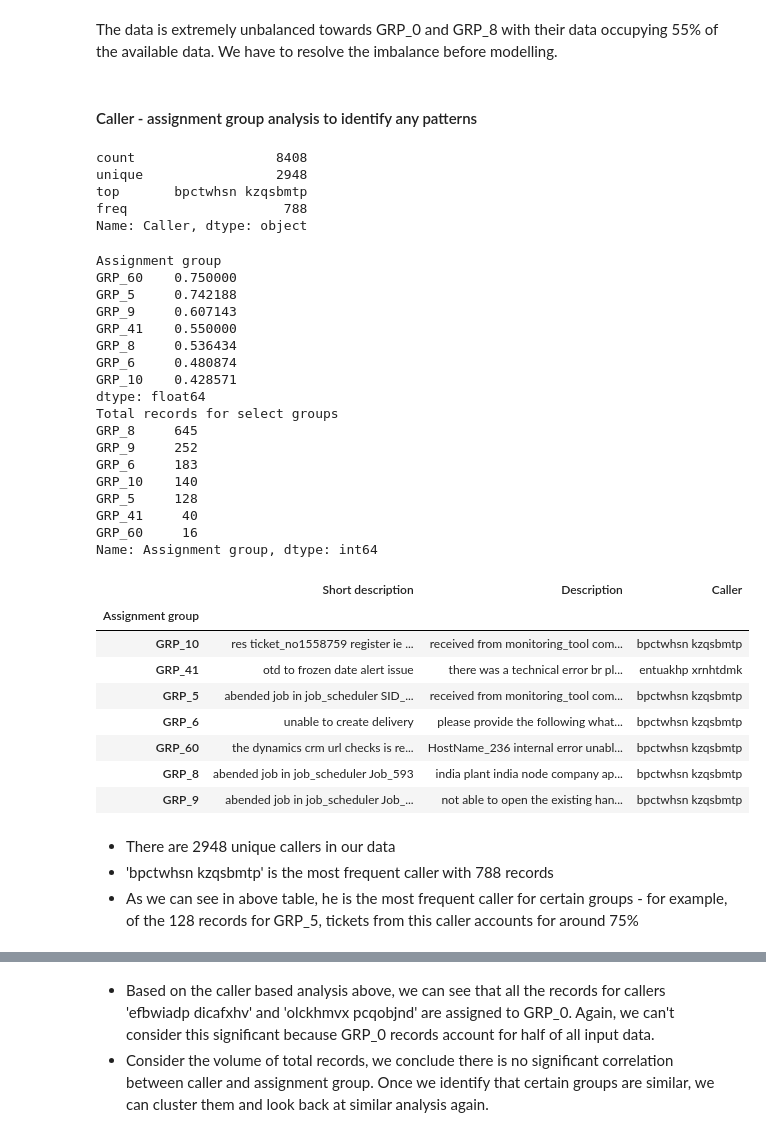
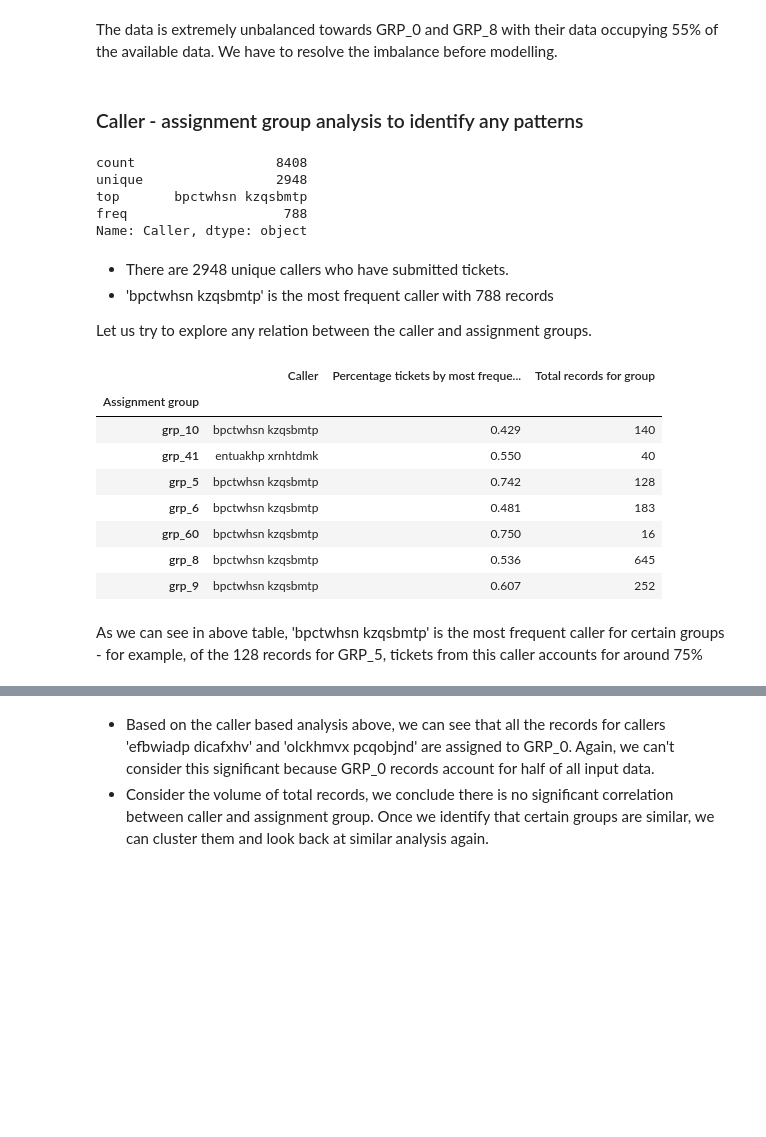
Before and after one commit to arvind2047/gl_capstone, a Jupyter notebook: GL_AIML_Capstone_Sep2020.ipynb, the cells around one changed output, grey strips where cells are left out. Drawn from its saved outputs; the diff is of its cells as text; code cells hidden in the pictures; blank space fills up the shorter version.

```diff
--- a/GL_AIML_Capstone_Sep2020.ipynb
+++ b/GL_AIML_Capstone_Sep2020.ipynb
@@ -43,9 +46,8 @@ Successfully installed contextvars-2.4 googletrans-3.0.0 h11-0.9.0 h2-3.2.0 hpac
 # %%
-# Importing libraries
-
 # Basic python computation and visualization
 import numpy as np
 import pandas as pd
+pd.set_option('display.max_colwidth', None)
 import matplotlib.pyplot as plt
 import seaborn as sns
 import scipy
@@ -61,7 +63,7 @@ from keras.preprocessing.sequence import pad_sequences
 from keras.layers import Input, Dense, Dropout, Embedding, LSTM, Flatten
 from keras.models import Model
 from keras.utils import to_categorical
-from keras.callbacks import ModelCheckpoint
+from keras.callbacks import ModelCheckpoint, EarlyStopping
 import io
 import tensorflow as tf
 import tensorflow_datasets as tfds
@@ -71,9 +73,13 @@ from tensorboard.plugins import projector
 from sklearn.model_selection import train_test_split
 from sklearn.metrics import accuracy_score
 from sklearn.metrics import classification_report, confusion_matrix, accuracy_score
+from sklearn.preprocessing import LabelEncoder
 from sklearn.linear_model import LogisticRegression
+from sklearn.neighbors import KNeighborsClassifier
 from sklearn.feature_selection import chi2
 from sklearn.cluster import AgglomerativeClustering
+from sklearn.ensemble import RandomForestClassifier
+from sklearn import metrics
 from scipy.cluster.hierarchy import cophenet, dendrogram, linkage
 from scipy.spatial.distance import pdist
 import pickle
@@ -87,11 +93,15 @@ from nltk.corpus import stopwords
 nltk.download('stopwords')
 nltk.download('wordnet')
 nltk.download('punkt')
+nltk.download('averaged_perceptron_tagger')
+from nltk.corpus import wordnet
 from nltk.tokenize import word_tokenize
 from nltk.tokenize import RegexpTokenizer
 from nltk.stem import WordNetLemmatizer
 from nltk import FreqDist
+from nltk import pos_tag
 from string import punctuation
+from wordcloud import WordCloud
 import googletrans
 from googletrans import Translator
 from collections import Counter
@@ -99,6 +109,7 @@ from gensim.test.utils import datapath, get_tmpfile
 from gensim.models import KeyedVectors
 from gensim.scripts.glove2word2vec import glove2word2vec
 from sklearn.feature_extraction.text import TfidfVectorizer, CountVectorizer
+import contractions
 
 # General purpose
 import os
@@ -199,4 +220,4 @@ Removing 83 duplicate rows
 (8408, 4)
 # %%
 # Converting to lowercase
-incidents.apply(lambda x: x.astype(str).str.lower())
+incidents = incidents.apply(lambda x: x.astype(str).str.lower())
@@ -246,7 +255,7 @@ plt.show()
 # %% [markdown]
 The data is extremely unbalanced towards GRP_0 and GRP_8 with their data occupying 55% of the available data. We have to resolve the imbalance before modelling.
 # %% [markdown]
-#### Caller - assignment group analysis to identify any patterns
+### Caller - assignment group analysis to identify any patterns
 # %%
 incidents['Caller'].describe()
 # %% [output]
@@ -255,47 +264,31 @@ unique                 2948
 top       bpctwhsn kzqsbmtp
 freq                    788
 Name: Caller, dtype: object
+# %% [markdown]
+*   There are 2948 unique callers who have submitted tickets.
+*   'bpctwhsn kzqsbmtp' is the most frequent caller with 788 records
+
+Let us try to explore any relation between the caller and assignment groups.
 # %%
 incidents_freqgrp = incidents[incidents['Assignment group'].isin(list(incidents['Assignment group'].value_counts()[incidents['Assignment group'].value_counts()>10].index))]
 freq_grp = (np.max(pd.crosstab(incidents_freqgrp['Caller'],incidents_freqgrp['Assignment group'])) /
             np.sum(pd.crosstab(incidents_freqgrp['Caller'],incidents_freqgrp['Assignment group']))).sort_values(ascending=False)
-print(freq_grp[freq_grp>0.4])
-freq_grp = freq_grp>0.4
-print('Total records for select groups')
-print(incidents[incidents['Assignment group'].isin(list(freq_grp[freq_grp].index))]['Assignment group'].value_counts())
-incidents_freqgrp[incidents_freqgrp['Assignment group'].isin(list(freq_grp[freq_grp].index))].groupby(by='Assignment group').agg(lambda x:x.value_counts().index[0])
+grp_df = incidents_freqgrp[incidents_freqgrp['Assignment group'].isin(list(freq_grp[freq_grp>0.4].index))].groupby(by='Assignment group').agg(lambda x:x.value_counts().index[0])
+grp_df.loc[freq_grp[freq_grp>0.4].index,'Percentage tickets by most frequent caller'] = freq_grp[freq_grp>0.4].round(3).values
+grp_df.loc[freq_grp[freq_grp>0.4].index,'Total records for group'] = incidents[incidents['Assignment group'].isin(list(freq_grp[freq_grp>0.4].index))]['Assignment group'].value_counts()
+grp_df.drop(columns=['Short description','Description'])
 # %% [output]
-Assignment group
-GRP_60    0.750000
-GRP_5     0.742188
-GRP_9     0.607143
-GRP_41    0.550000
-GRP_8     0.536434
-GRP_6     0.480874
-GRP_10    0.428571
-dtype: float64
-Total records for select groups
-GRP_8     645
-GRP_9     252
-GRP_6     183
-GRP_10    140
-GRP_5     128
-GRP_41     40
-GRP_60     16
-Name: Assignment group, dtype: int64
-|  | Short description | Description | Caller |
+|  | Caller | Percentage tickets by most freque... | Total records for group |
 | Assignment group |  |  |  |
-| GRP_10 | res ticket_no1558759 register ie ... | received from monitoring_tool com... | bpctwhsn kzqsbmtp |
-| GRP_41 | otd to frozen date alert issue | there was a technical error br pl... | entuakhp xrnhtdmk |
-| GRP_5 | abended job in job_scheduler SID_... | received from monitoring_tool com... | bpctwhsn kzqsbmtp |
-| GRP_6 | unable to create delivery | please provide the following what... | bpctwhsn kzqsbmtp |
-| GRP_60 | the dynamics crm url checks is re... | HostName_236 internal error unabl... | bpctwhsn kzqsbmtp |
-| GRP_8 | abended job in job_scheduler Job_593 | india plant india node company ap... | bpctwhsn kzqsbmtp |
-| GRP_9 | abended job in job_scheduler Job_... | not able to open the existing han... | bpctwhsn kzqsbmtp |
+| grp_10 | bpctwhsn kzqsbmtp | 0.429 | 140 |
+| grp_41 | entuakhp xrnhtdmk | 0.550 | 40 |
+| grp_5 | bpctwhsn kzqsbmtp | 0.742 | 128 |
+| grp_6 | bpctwhsn kzqsbmtp | 0.481 | 183 |
+| grp_60 | bpctwhsn kzqsbmtp | 0.750 | 16 |
+| grp_8 | bpctwhsn kzqsbmtp | 0.536 | 645 |
+| grp_9 | bpctwhsn kzqsbmtp | 0.607 | 252 |
 # %% [markdown]
-*   There are 2948 unique callers in our data
-*   'bpctwhsn kzqsbmtp' is the most frequent caller with 788 records
-*   As we can see in above table, he is the most frequent caller for certain groups - for example, of the 128 records for GRP_5, tickets from this caller accounts for around 75%
+As we can see in above table, 'bpctwhsn kzqsbmtp' is the most frequent caller for certain groups - for example, of the 128 records for GRP_5, tickets from this caller accounts for around 75%
 # %%
 incidents_freqcall = incidents[incidents['Caller'].isin(list(incidents['Caller'].value_counts()[incidents['Caller'].value_counts()>20].index))]
 freq_call = (np.max(pd.crosstab(incidents_freqcall['Assignment group'],incidents_freqcall['Caller'])) /
```
Also changed, not shown: parts of 105 cells of this notebook.
